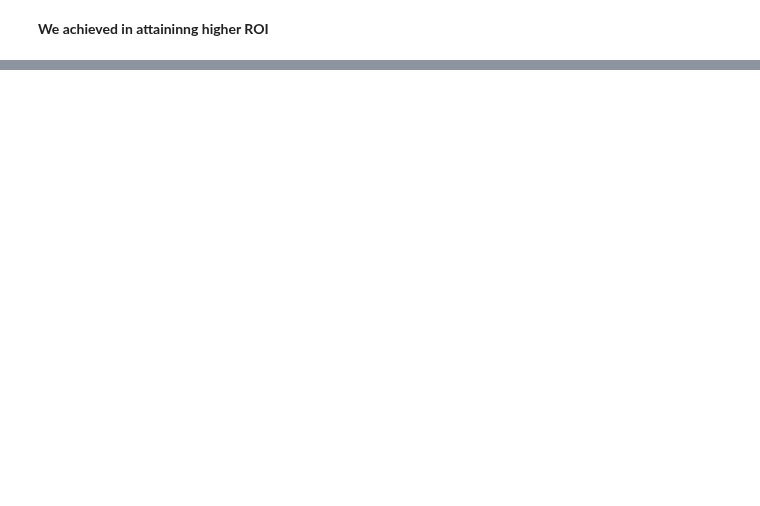
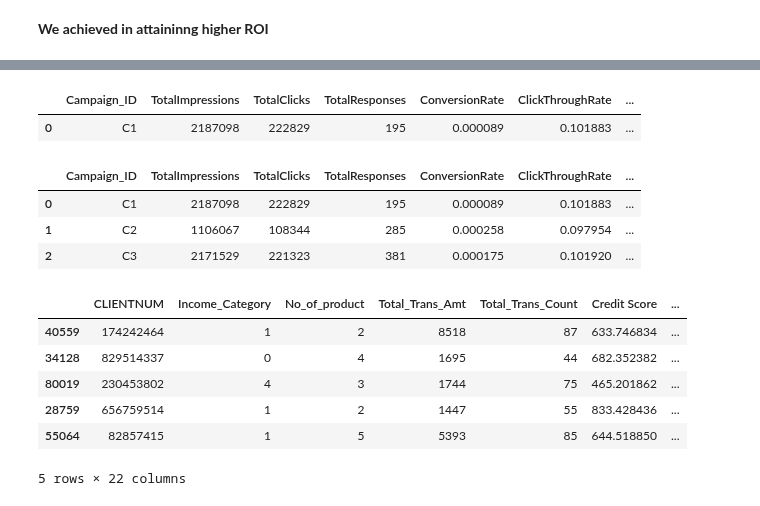
Before and after one commit to yionna/DSA3101-Object-Not-Found, a Jupyter notebook: group_tasks/Subgroup B/qn2.ipynb, the cells around one changed output, grey strips where cells are left out. Drawn from its saved outputs; the diff is of its cells as text; code cells hidden in the pictures; blank space fills up the shorter version.

```diff
--- a/group_tasks/Subgroup B/qn2.ipynb
+++ b/group_tasks/Subgroup B/qn2.ipynb
@@ -539,0 +660,5 @@ plt.show()
+# %%
+campaign_log
+# %% [output]
+|  | Campaign_ID | TotalImpressions | TotalClicks | TotalResponses | ConversionRate | ClickThroughRate | ... |
+| 0 | C1 | 2187098 | 222829 | 195 | 0.000089 | 0.101883 | ... |
@@ -539,0 +692,7 @@ plt.show()
+# %%
+campaign_log
+# %% [output]
+|  | Campaign_ID | TotalImpressions | TotalClicks | TotalResponses | ConversionRate | ClickThroughRate | ... |
+| 0 | C1 | 2187098 | 222829 | 195 | 0.000089 | 0.101883 | ... |
+| 1 | C2 | 1106067 | 108344 | 285 | 0.000258 | 0.097954 | ... |
+| 2 | C3 | 2171529 | 221323 | 381 | 0.000175 | 0.101920 | ... |
@@ -539,0 +712,18 @@ plt.show()
+# %%
+c1_df = pd.concat([campaign_log[campaign_log['Campaign_ID'] == 'C1']] * 4000, ignore_index=True)
+c2_df = pd.concat([campaign_log[campaign_log['Campaign_ID'] == 'C2']] * 2000, ignore_index=True)
+c3_df = pd.concat([campaign_log[campaign_log['Campaign_ID'] == 'C3']] * 4000, ignore_index=True)
+
+# Combine the expanded DataFrames
+campaign_log = pd.concat([c1_df, c2_df, c3_df], ignore_index=True)
+# %%
+demographic['ClickThroughRate'] = campaign_log['ClickThroughRate'].values
+demographic['ConversionRate'] = campaign_log['ConversionRate'].values
+# %%
+timing_optimizer = MainOptimizer(n_arms=8, n_feature=4)  # 8 arms for timing options
+frequency_optimizer = MainOptimizer(n_arms=7, n_feature=4)  # 7 arms for frequency options
+channel_optimizer = MainOptimizer(n_arms=3, n_feature=4)  # 3 arms for channel options
+# %%
+demographic['ChosenTiming'] = campaign_log['ChosenTiming'].values
+demographic['ChosenFrequency'] = campaign_log['ChosenFrequency'].values
+demographic['ChosenChannel'] = campaign_log['ChosenChannel'].values
@@ -539,0 +732,25 @@ plt.show()
+# %%
+for index, row in demographic.iterrows():
+    # Extract customer features as a 1D array for a single customer
+    customer_features = row[['Balance', 'Total_Trans_Amt', 'Outstanding Loans', 'Credit Score']].values
+
+    # Select the best timing, frequency, and channel for the current customer
+    chosen_timing = timing_optimizer.select_arm(customer_features)
+    chosen_frequency = frequency_optimizer.select_arm(customer_features)
+    chosen_channel = channel_optimizer.select_arm(customer_features)
+
+    # Store the chosen results in the DataFrame
+    demographic.at[index, 'ChosenTiming'] = chosen_timing
+    demographic.at[index, 'ChosenFrequency'] = chosen_frequency
+    demographic.at[index, 'ChosenChannel'] = chosen_channel
+
+# Display a sample of the updated demographic DataFrame
+demographic.head()
+# %% [output]
+|  | CLIENTNUM | Income_Category | No_of_product | Total_Trans_Amt | Total_Trans_Count | Credit Score | ... |
+| 40559 | 174242464 | 1 | 2 | 8518 | 87 | 633.746834 | ... |
+| 34128 | 829514337 | 0 | 4 | 1695 | 44 | 682.352382 | ... |
+| 80019 | 230453802 | 4 | 3 | 1744 | 75 | 465.201862 | ... |
+| 28759 | 656759514 | 1 | 2 | 1447 | 55 | 833.428436 | ... |
+| 55064 | 82857415 | 1 | 5 | 5393 | 85 | 644.518850 | ... |
+5 rows × 22 columns
```
Also changed, not shown: parts of 18 cells of this notebook, 8 other files.
